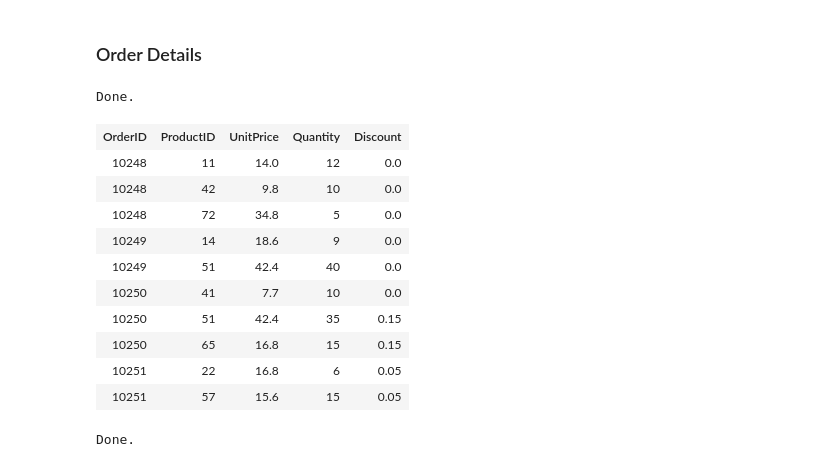
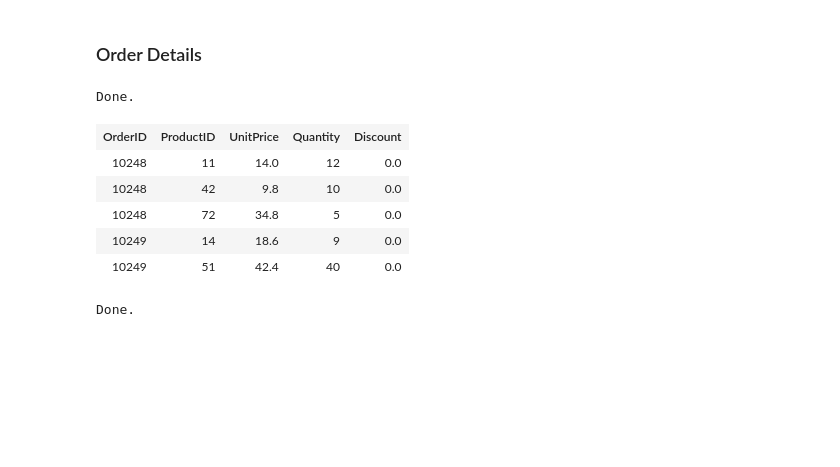
Before and after one commit to jaclynrich/northwind_product_analysis, a Jupyter notebook: Northwind_Product_Analysis.ipynb, the cells around one changed output. Cells and saved outputs as stored; diff of their text form; code cells hidden in the pictures; blank space fills up the shorter version.

```diff
--- a/Northwind_Product_Analysis.ipynb
+++ b/Northwind_Product_Analysis.ipynb
@@ -113,21 +103,16 @@ Done.
 # %%
 %%sql
 SELECT *
 FROM OrderDetails
-LIMIT 10;
+LIMIT 5;
 # %% [output]
 Done.
 | OrderID | ProductID | UnitPrice | Quantity | Discount |
 | 10248 | 11 | 14.0 | 12 | 0.0 |
 | 10248 | 42 | 9.8 | 10 | 0.0 |
 | 10248 | 72 | 34.8 | 5 | 0.0 |
 | 10249 | 14 | 18.6 | 9 | 0.0 |
 | 10249 | 51 | 42.4 | 40 | 0.0 |
-| 10250 | 41 | 7.7 | 10 | 0.0 |
-| 10250 | 51 | 42.4 | 35 | 0.15 |
-| 10250 | 65 | 16.8 | 15 | 0.15 |
-| 10251 | 22 | 16.8 | 6 | 0.05 |
-| 10251 | 57 | 15.6 | 15 | 0.05 |
 # %%
 %%sql
 SELECT COUNT(*) AS 'Number of Records in Order Details'
```
Also changed, not shown: parts of 11 cells of this notebook.
